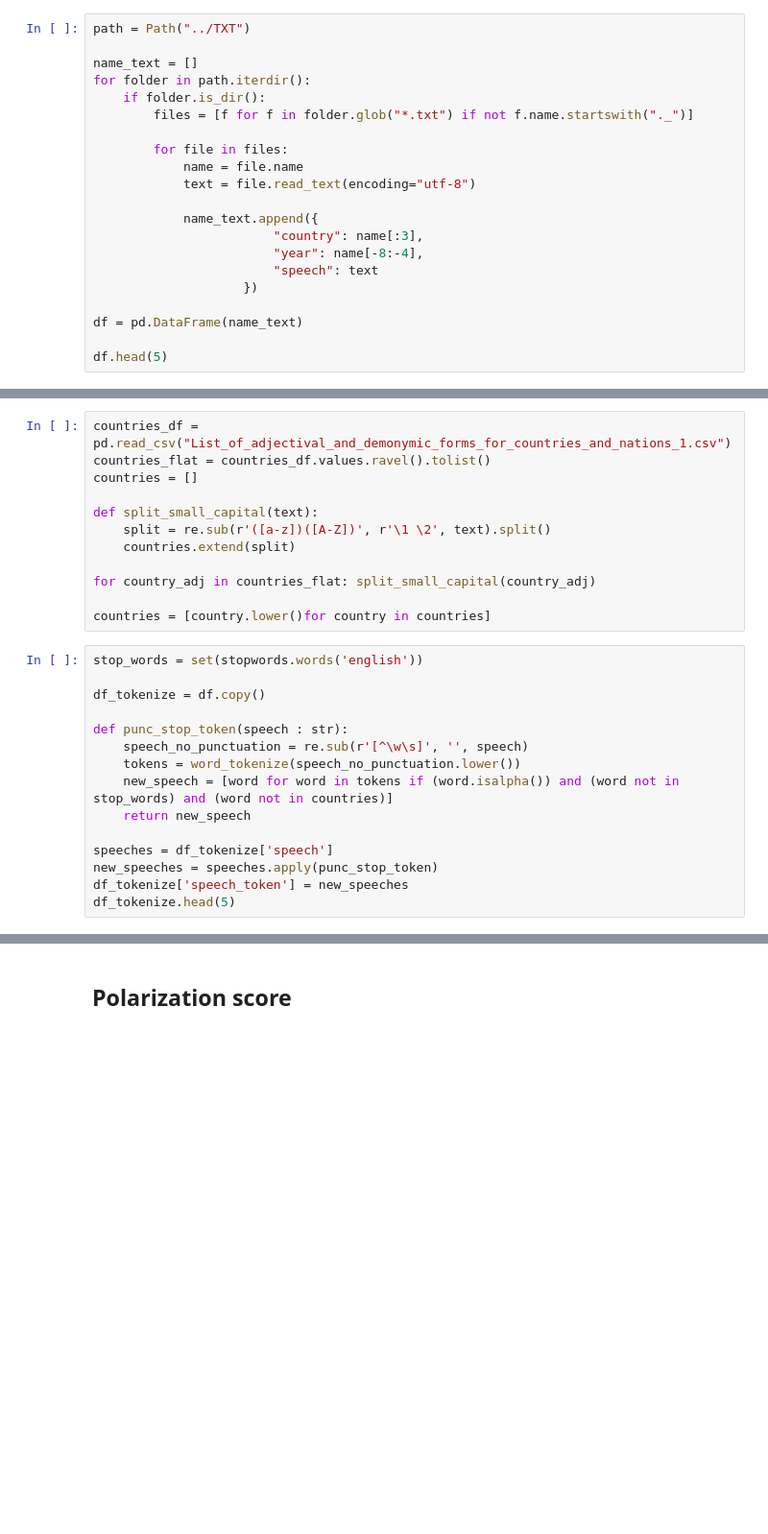
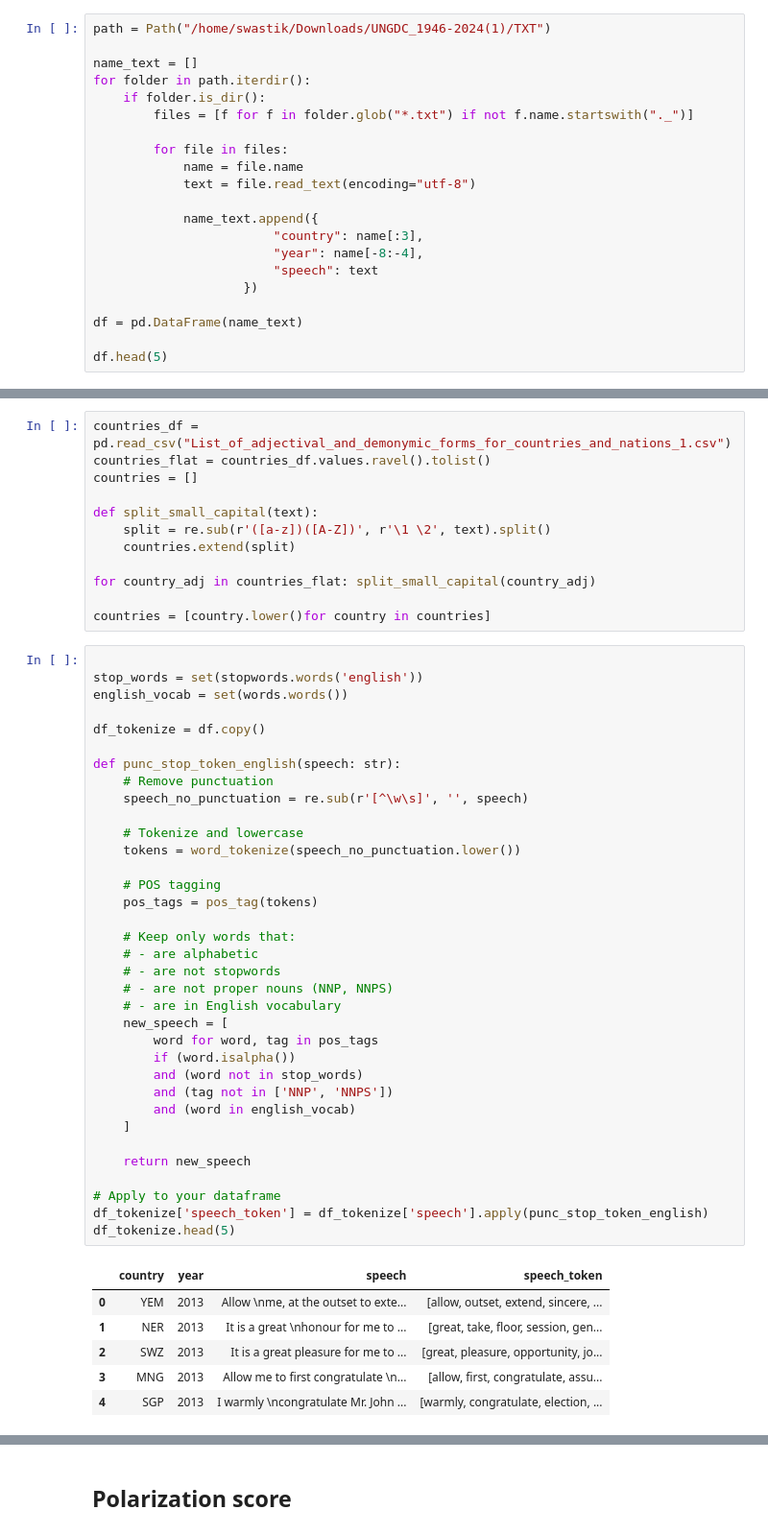
Before and after one commit to ileshyadav2002/FDS_ASSIGNMENT1, a Jupyter notebook: TD_IDF.ipynb, the cells around one changed output, grey strips where cells are left out. Shown at 96% size. Drawn from its saved outputs; the diff is of its cells as text; blank space fills up the shorter version.

```diff
--- a/TD_IDF.ipynb
+++ b/TD_IDF.ipynb
@@ -29,7 +34,7 @@ True
 ## Importing the data
 This code loops from the folders of TXT and takes every .txt file that does not start with ._ which contain the speeches per country per year. These are then added to a dataframe, storing the year, country code and the speech
 # %%
-path = Path("../TXT")
+path = Path("/home/swastik/Downloads/UNGDC_1946-2024(1)/TXT")
 
 name_text = []
 for folder in path.iterdir():
@@ -75,20 +94,47 @@ for country_adj in countries_flat: split_small_capital(country_adj)
 
 countries = [country.lower()for country in countries]
 # %%
+
 stop_words = set(stopwords.words('english'))
+english_vocab = set(words.words())
 
 df_tokenize = df.copy()
 
-def punc_stop_token(speech : str):
+def punc_stop_token_english(speech: str):
+    # Remove punctuation
     speech_no_punctuation = re.sub(r'[^\w\s]', '', speech)
+
+    # Tokenize and lowercase
     tokens = word_tokenize(speech_no_punctuation.lower())
-    new_speech = [word for word in tokens if (word.isalpha()) and (word not in stop_words) and (word not in countries)]
+
+    # POS tagging
+    pos_tags = pos_tag(tokens)
+
+    # Keep only words that:
+    # - are alphabetic
+    # - are not stopwords
+    # - are not proper nouns (NNP, NNPS)
+    # - are in English vocabulary
+    new_speech = [
+        word for word, tag in pos_tags
+        if (word.isalpha())
+        and (word not in stop_words)
+        and (tag not in ['NNP', 'NNPS'])
+        and (word in english_vocab)
+    ]
+
     return new_speech
 
-speeches = df_tokenize['speech']
-new_speeches = speeches.apply(punc_stop_token)
-df_tokenize['speech_token'] = new_speeches
+# Apply to your dataframe
+df_tokenize['speech_token'] = df_tokenize['speech'].apply(punc_stop_token_english)
 df_tokenize.head(5)
+# %% [output]
+|  | country | year | speech | speech_token |
+| 0 | YEM | 2013 | Allow \nme, at the outset to exte... | [allow, outset, extend, sincere, ... |
+| 1 | NER | 2013 | It is a great \nhonour for me to ... | [great, take, floor, session, gen... |
+| 2 | SWZ | 2013 | It is a great pleasure for me to ... | [great, pleasure, opportunity, jo... |
+| 3 | MNG | 2013 | Allow me to first congratulate \n... | [allow, first, congratulate, assu... |
+| 4 | SGP | 2013 | I warmly \ncongratulate Mr. John ... | [warmly, congratulate, election, ... |
 # %%
 # --- Bigram frequency check (after tokenization) ---
 from collections import Counter
```
Also changed, not shown: parts of 12 cells of this notebook.
